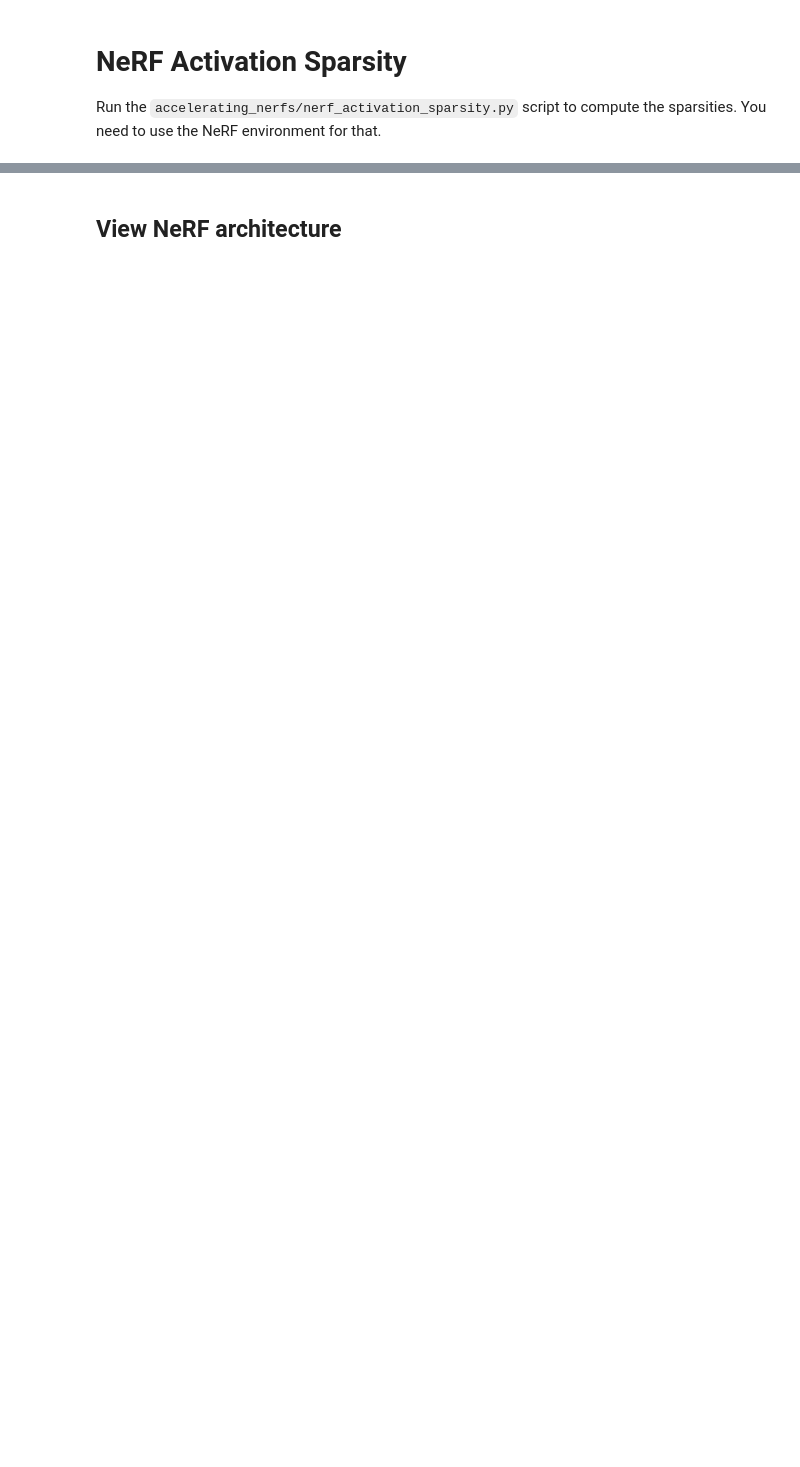
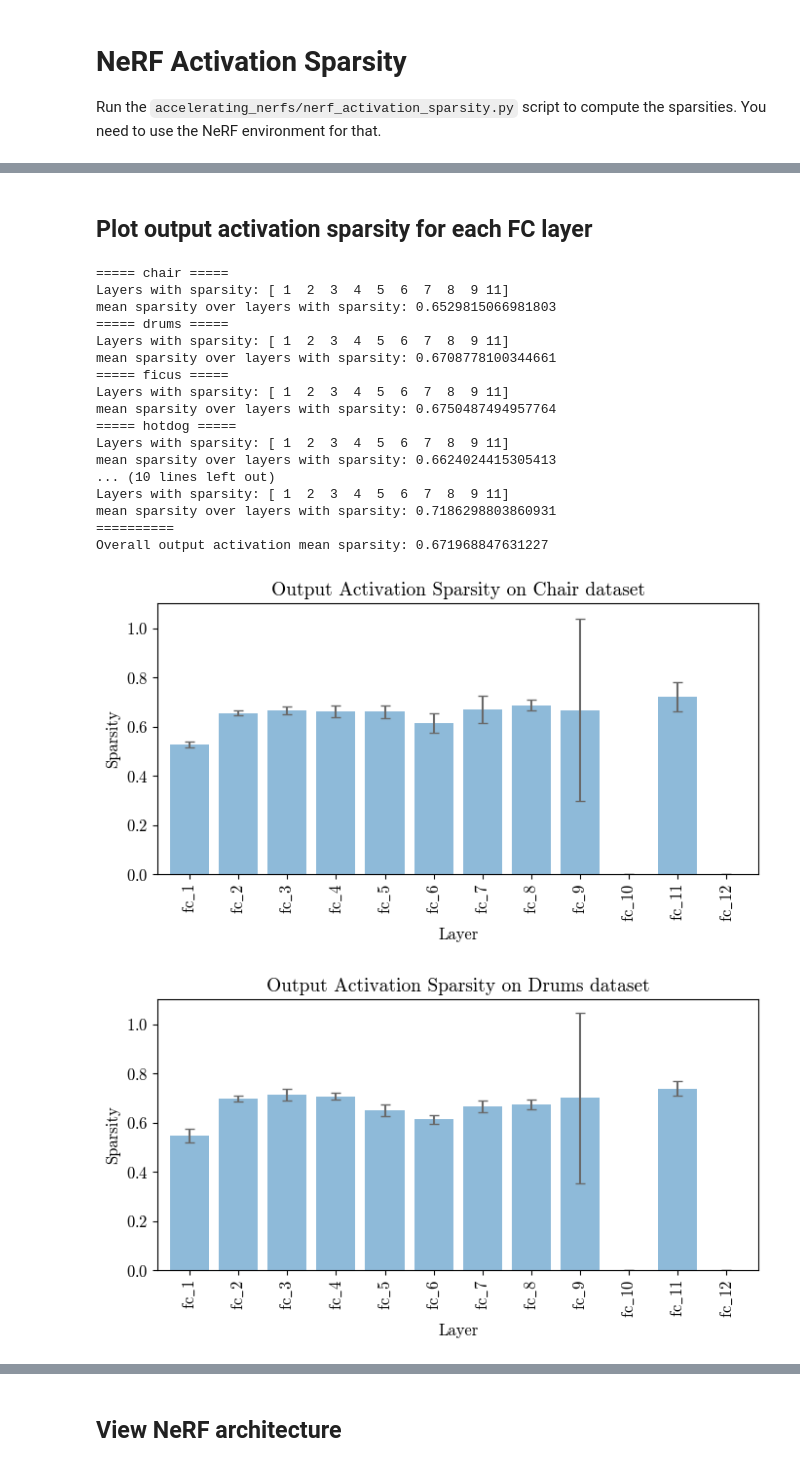
Before and after one commit to williamshen-nz/accelerating-nerfs, a Jupyter notebook: notebooks/NeRF Activation Sparsity.ipynb, the cells around one changed output, grey strips where cells are left out. Cells and saved outputs as stored; diff of their text form; code cells hidden in the pictures; blank space fills up the shorter version.

```diff
--- a/notebooks/NeRF Activation Sparsity.ipynb
+++ b/notebooks/NeRF Activation Sparsity.ipynb
@@ -25,0 +27,25 @@ Loaded sparsity results for dict_keys(['chair', 'drums', 'ficus', 'hotdog', 'leg
+# %%
+# Load and process scene sparsity results
+sparsity_results = load_nerf_sparsities("../accelerating_nerfs/sparsity")
+scene_to_sparsity = defaultdict(dict)
+
+for scene, results in sparsity_results.items():
+    for layer, fc_label in zip(results["layers"], results["fc_labels"]):
+        layer_id = int(fc_label.split('_')[1])
+        # Calculate mean and std of input and output sparsities
+        input_sparsities = np.array(results["input"]["sparsities"][layer])
+        output_sparsities = np.array(results["output"]["sparsities"][layer])
+        assert len(input_sparsities) == len(output_sparsities)
+        scene_to_sparsity[scene][layer_id] = {
+            "input_sparsity": np.mean(input_sparsities),
+            "input_sparsity_std": np.std(input_sparsities),
+            "input_sparsities": input_sparsities,
+            "output_sparsity": np.mean(output_sparsities),
+            "output_sparsity_std": np.std(output_sparsities),
+            "output_sparsities": output_sparsities,
+            "num": len(input_sparsities),
+            "layer": layer,
+        }
+
+# Convert into dataframes
+dfs = [pd.DataFrame.from_dict(results, orient="index") for results in scene_to_sparsity.values()]
@@ -89,0 +124,24 @@ Overall mean sparsity: 0.6029788866382333
+# %% [markdown]
+## Plot output activation sparsity for each FC layer
+# %%
+plot("output", y_lim=1.1)
+# %% [output]
+===== chair =====
+Layers with sparsity: [ 1  2  3  4  5  6  7  8  9 11]
+mean sparsity over layers with sparsity: 0.6529815066981803
+===== drums =====
+Layers with sparsity: [ 1  2  3  4  5  6  7  8  9 11]
+mean sparsity over layers with sparsity: 0.6708778100344661
+===== ficus =====
+Layers with sparsity: [ 1  2  3  4  5  6  7  8  9 11]
+mean sparsity over layers with sparsity: 0.6750487494957764
+===== hotdog =====
+Layers with sparsity: [ 1  2  3  4  5  6  7  8  9 11]
+mean sparsity over layers with sparsity: 0.6624024415305413
+... (10 lines left out)
+Layers with sparsity: [ 1  2  3  4  5  6  7  8  9 11]
+mean sparsity over layers with sparsity: 0.7186298803860931
+==========
+Overall output activation mean sparsity: 0.671968847631227
+[figure, added]
+[figure, added]
```
Also changed, not shown: parts of 7 cells of this notebook, 25 other files.
